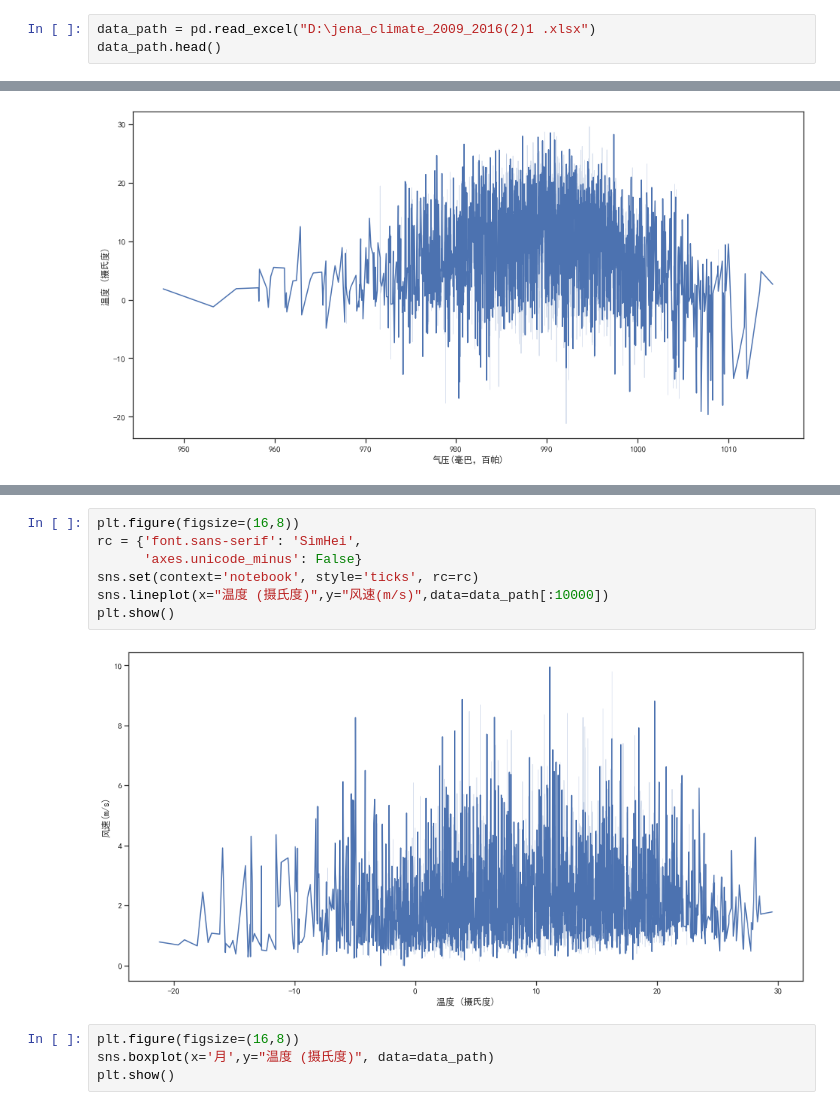
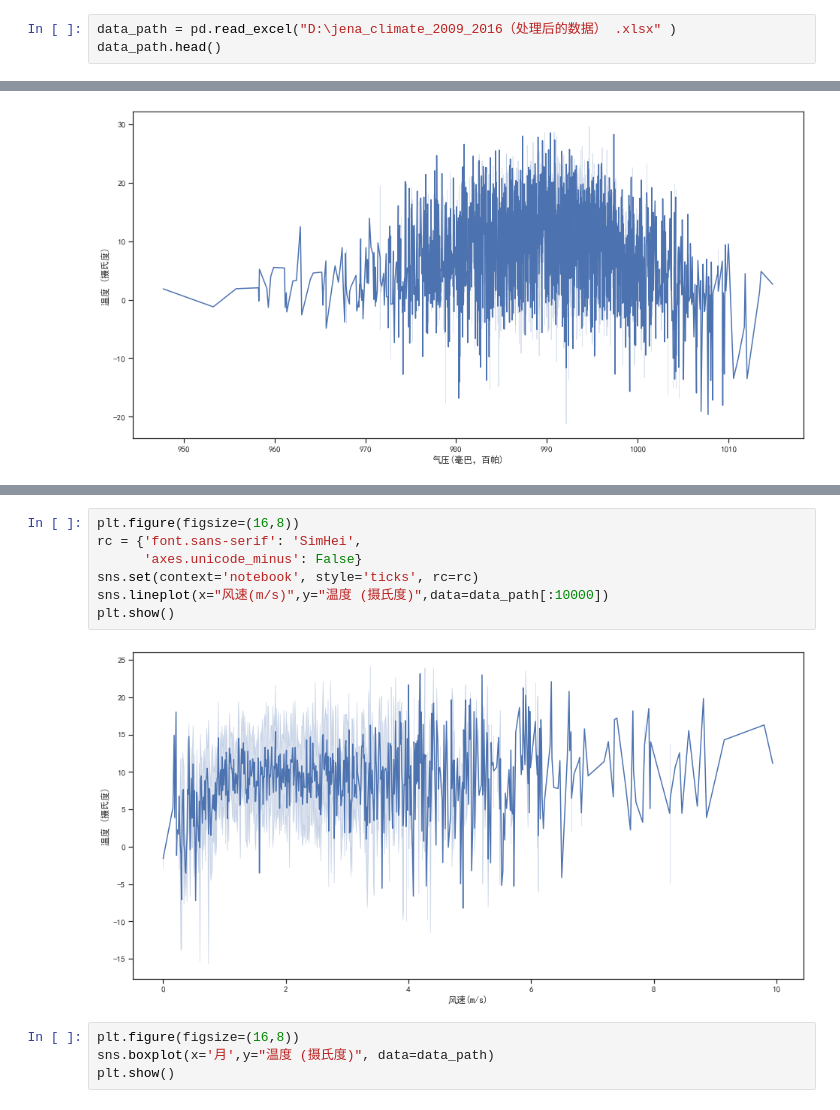
Before and after one commit to huangzhihao1/Jena-weather-data-visualization, a Jupyter notebook: 代码/耶拿天气数据.ipynb, the cells around one changed output, grey strips where cells are left out. Saved outputs shown, nothing was run; the diff lists cells and outputs as text.

```diff
--- a/代码/耶拿天气数据.ipynb
+++ b/代码/耶拿天气数据.ipynb
@@ -7,7 +7,7 @@ import os
 import pandas as pd
 import seaborn as sns
 # %%
-data_path = pd.read_excel("D:\jena_climate_2009_2016(2)1 .xlsx")
+data_path = pd.read_excel("D:\jena_climate_2009_2016（处理后的数据） .xlsx" )
 data_path.head()
 # %% [output]
 |  | 时间 | 气压(毫巴，百帕) | 温度 (摄氏度) | 热力学温度(开尔文) | 相对于湿度的摄氏温度。露点是空气中水的绝对量的量度，是空气不能保持... | 相对湿度% | 饱和蒸气压（毫巴） | 蒸汽压力（毫巴） | ... |
@@ -46,12 +47,12 @@ plt.show()
 # %%
 plt.figure(figsize=(16,8))
 rc = {'font.sans-serif': 'SimHei',
       'axes.unicode_minus': False}
 sns.set(context='notebook', style='ticks', rc=rc)
-sns.lineplot(x="温度 (摄氏度)",y="风速(m/s)",data=data_path[:10000])
+sns.lineplot(x="风速(m/s)",y="温度 (摄氏度)",data=data_path[:10000])
 plt.show()
 # %% [output]
-[figure, old version]
+[figure, new version]
 # %%
 plt.figure(figsize=(16,8))
 sns.boxplot(x='月',y="温度 (摄氏度)", data=data_path)
```
Also changed, not shown: parts of 3 cells of this notebook, 1 other file.
